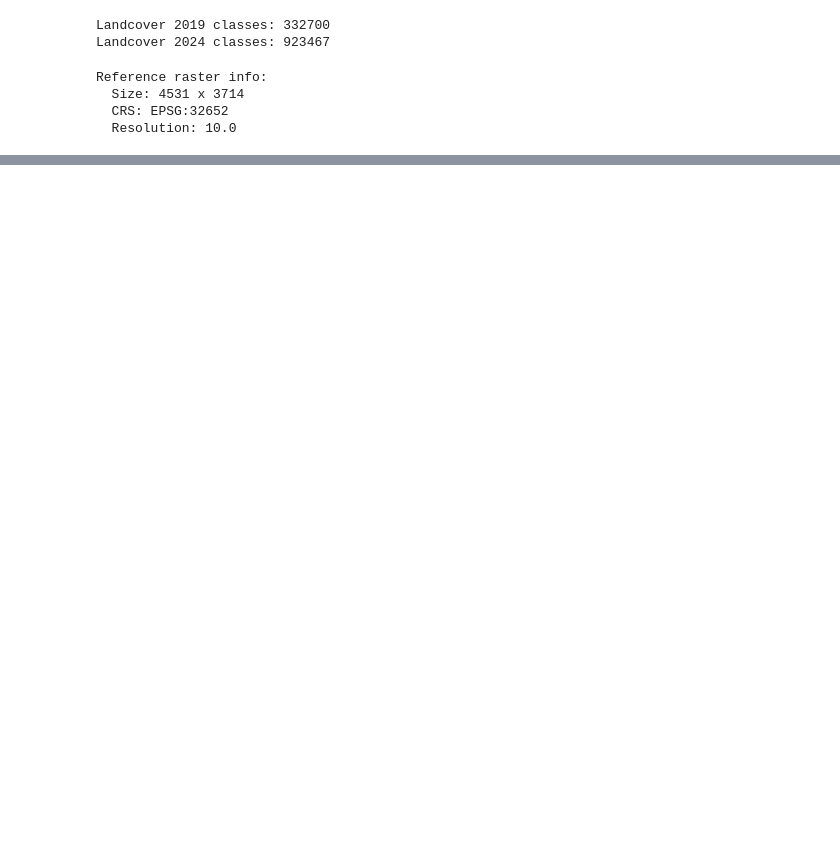
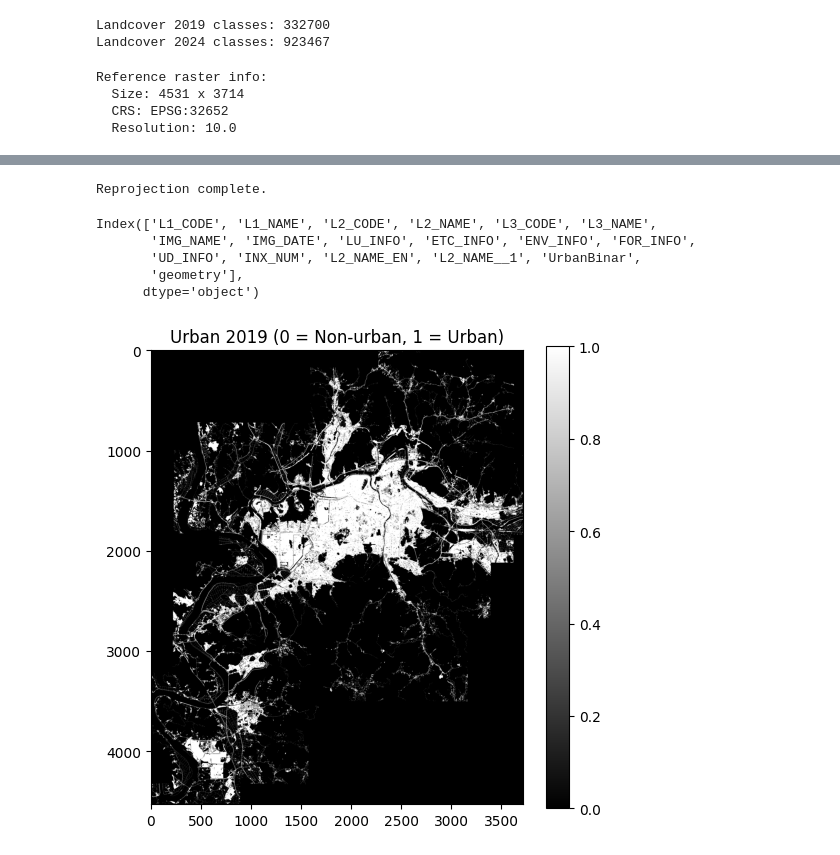
Before and after one commit to ramalias/urban-expansion, a Jupyter notebook: 03_main_urban_expansion.ipynb, the cells around one changed output, grey strips where cells are left out. Cells and saved outputs as stored; diff of their text form; code cells hidden in the pictures; blank space fills up the shorter version.

Commit message:
add rasterize urban not urban data

```diff
--- a/03_main_urban_expansion.ipynb
+++ b/03_main_urban_expansion.ipynb
@@ -60,11 +57,12 @@ BASE_DIR = r"data/12-training-data/input"
 # %%
-DEPENDENT_DIR = os.path.join(BASE_DIR, "dependent-data-urban-no")
-LANDCOVER_DIR = os.path.join(BASE_DIR, "final-data-land-cover")
+BASE_DIR = r"data/12-training-data"
 
 # Feature rasters live directly inside BASE_DIR
-FEATURE_DIR = BASE_DIR
+FEATURE_DIR = os.path.join(BASE_DIR, "input")
+OUTPUT_DIR = os.path.join(BASE_DIR, "output")
 
-OUTPUT_DIR =
+DEPENDENT_DIR = os.path.join(FEATURE_DIR, "dependent-data-urban-no")
+LANDCOVER_DIR = os.path.join(FEATURE_DIR, "final-data-land-cover")
 # %%
 rasters_2019 = {
     "NDVI": os.path.join(FEATURE_DIR, "NDVI_2019.tif"),
@@ -143,0 +141,26 @@ urban_2024_raster_path = os.path.join(FEATURE_DIR, "urban_2024.tif")
+# %%
+# Reproject urban shapefile to match raster CRS
+target_crs = reference_profile["crs"]
+
+gdf_urb19 = gdf_urb19.to_crs(target_crs)
+gdf_urb24 = gdf_urb24.to_crs(target_crs)
+
+print("Reprojection complete.")
+# %% [output]
+Reprojection complete.
+# %%
+urban2019_raster = rasterize_shapefile(
+    gdf=gdf_urb19,
+    reference_profile=reference_profile,
+    attribute="UrbanBinar"
+)
+
+save_raster(urban_2019_raster_path, urban2019_raster, reference_profile)
+# %%
+gdf_urb19.columns
+# %% [output]
+Index(['L1_CODE', 'L1_NAME', 'L2_CODE', 'L2_NAME', 'L3_CODE', 'L3_NAME',
+       'IMG_NAME', 'IMG_DATE', 'LU_INFO', 'ETC_INFO', 'ENV_INFO', 'FOR_INFO',
+       'UD_INFO', 'INX_NUM', 'L2_NAME_EN', 'L2_NAME__1', 'UrbanBinar',
+       'geometry'],
+      dtype='object')
@@ -143,0 +175,10 @@ urban_2024_raster_path = os.path.join(FEATURE_DIR, "urban_2024.tif")
+# %%
+import matplotlib.pyplot as plt
+
+plt.figure(figsize=(6,6))
+plt.imshow(urban2019_raster, cmap="gray")
+plt.title("Urban 2019 (0 = Non-urban, 1 = Urban)")
+plt.colorbar()
+plt.show()
+# %% [output]
+[figure, added]
```
Also changed, not shown: parts of 9 cells of this notebook.
